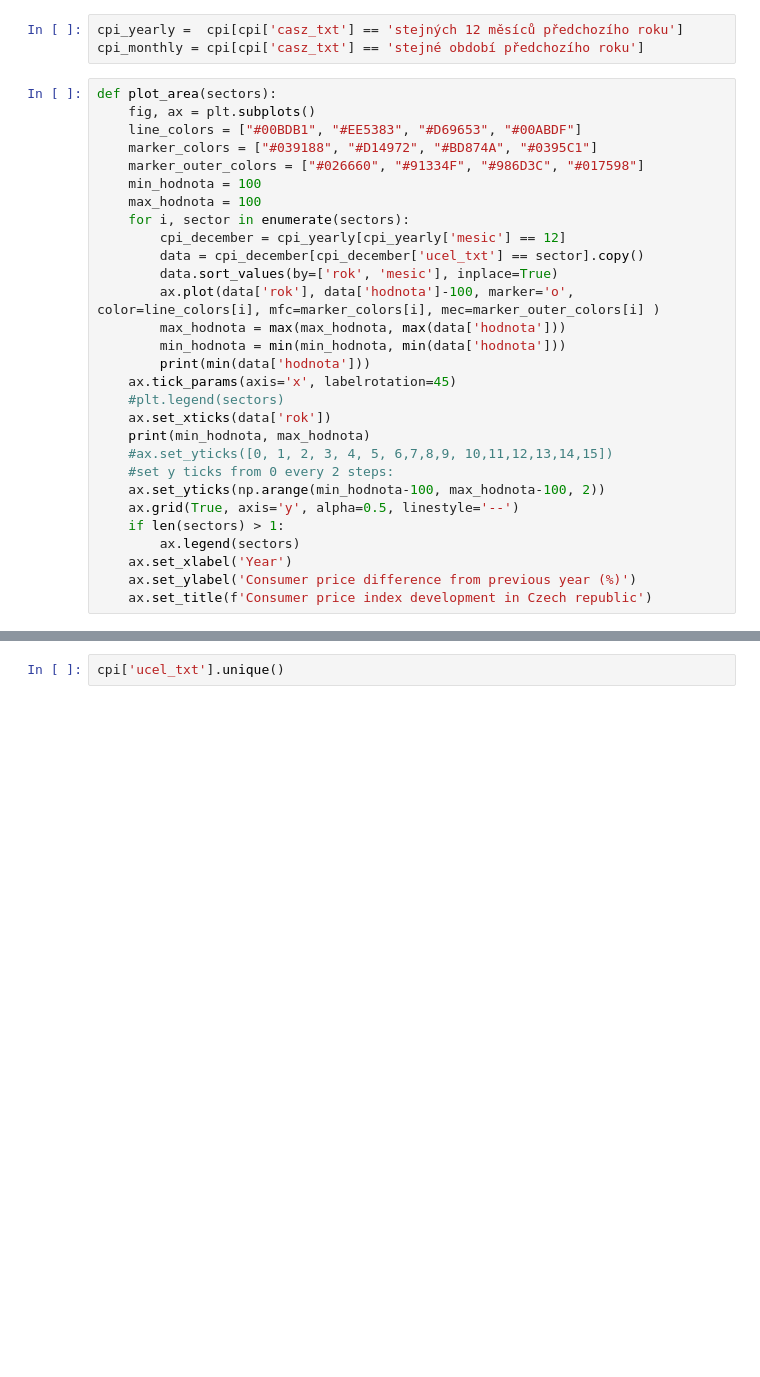
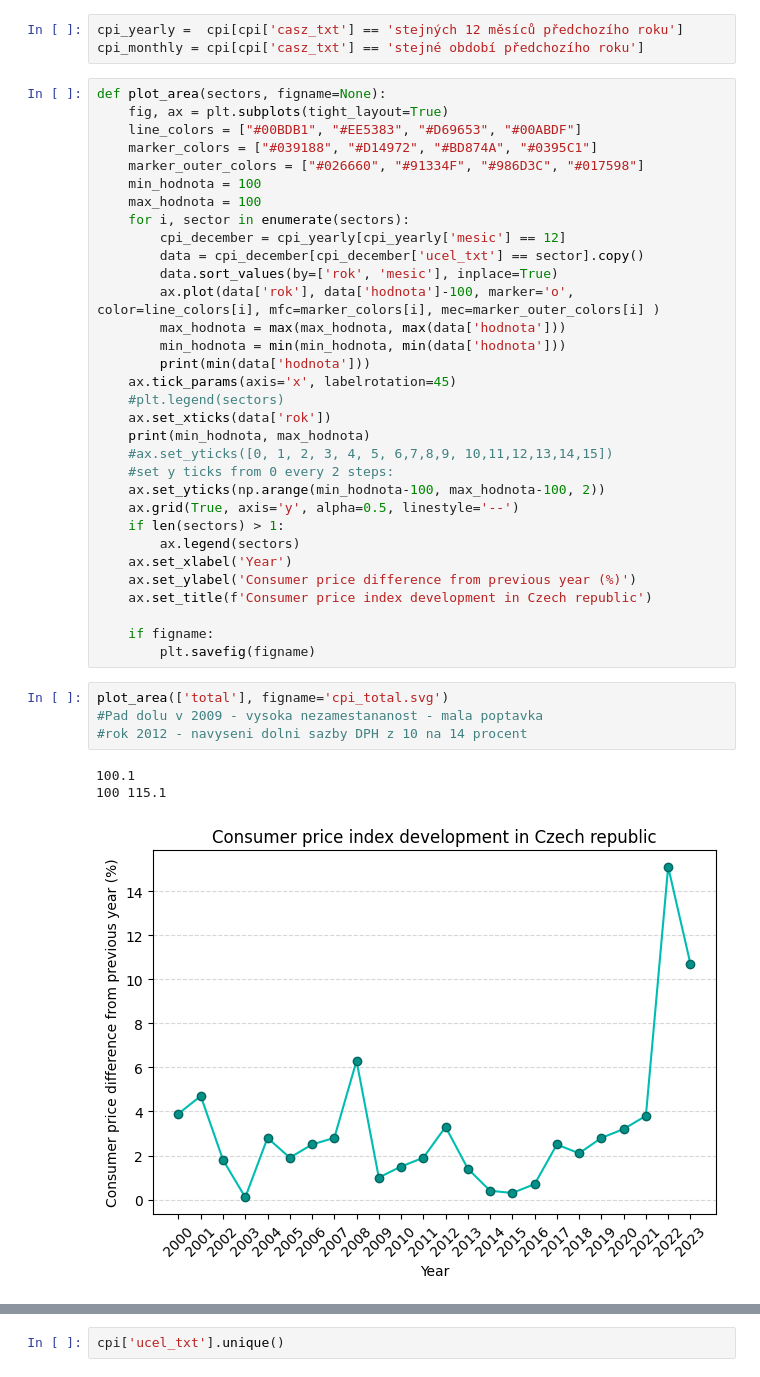
Before and after one commit to xdxdhh/czech_economy_analysis, a Jupyter notebook: analysis.ipynb, the cells around one changed output, grey strips where cells are left out. Cells and saved outputs as stored; diff of their text form; blank space fills up the shorter version.

```diff
--- a/analysis.ipynb
+++ b/analysis.ipynb
@@ -75,8 +61,8 @@ cpi.head(5)
 cpi_yearly =  cpi[cpi['casz_txt'] == 'stejných 12 měsíců předchozího roku']
 cpi_monthly = cpi[cpi['casz_txt'] == 'stejné období předchozího roku']
 # %%
-def plot_area(sectors):
-    fig, ax = plt.subplots()
+def plot_area(sectors, figname=None):
+    fig, ax = plt.subplots(tight_layout=True)
     line_colors = ["#00BDB1", "#EE5383", "#D69653", "#00ABDF"]
     marker_colors = ["#039188", "#D14972", "#BD874A", "#0395C1"]
     marker_outer_colors = ["#026660", "#91334F", "#986D3C", "#017598"]
@@ -103,3 +89,14 @@ def plot_area(sectors):
     ax.set_xlabel('Year')
     ax.set_ylabel('Consumer price difference from previous year (%)')
     ax.set_title(f'Consumer price index development in Czech republic')
+
+    if figname:
+        plt.savefig(figname)
+# %%
+plot_area(['total'], figname='cpi_total.svg')
+#Pad dolu v 2009 - vysoka nezamestananost - mala poptavka
+#rok 2012 - navyseni dolni sazby DPH z 10 na 14 procent
+# %% [output]
+100.1
+100 115.1
+[figure, added]
```
Also changed, not shown: parts of 8 cells of this notebook, 17 other files.
